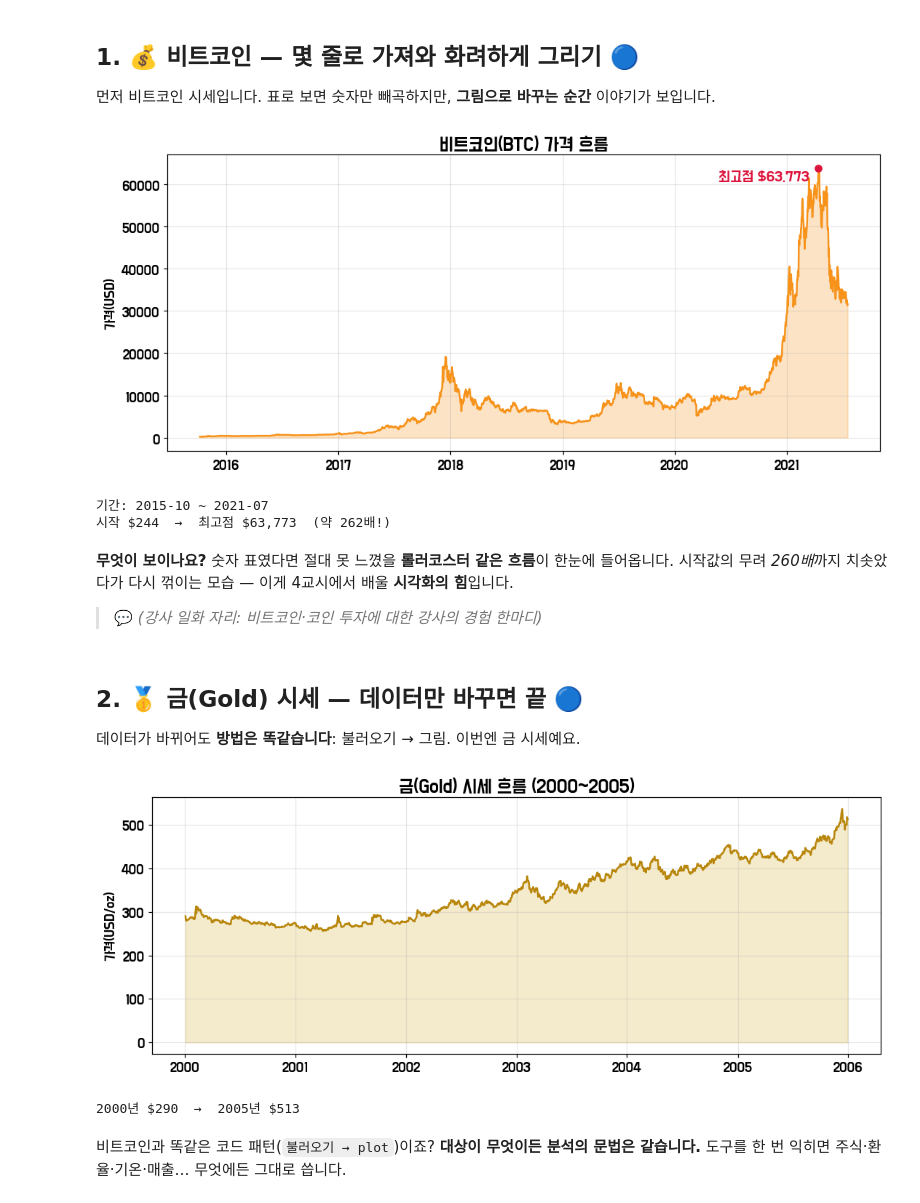
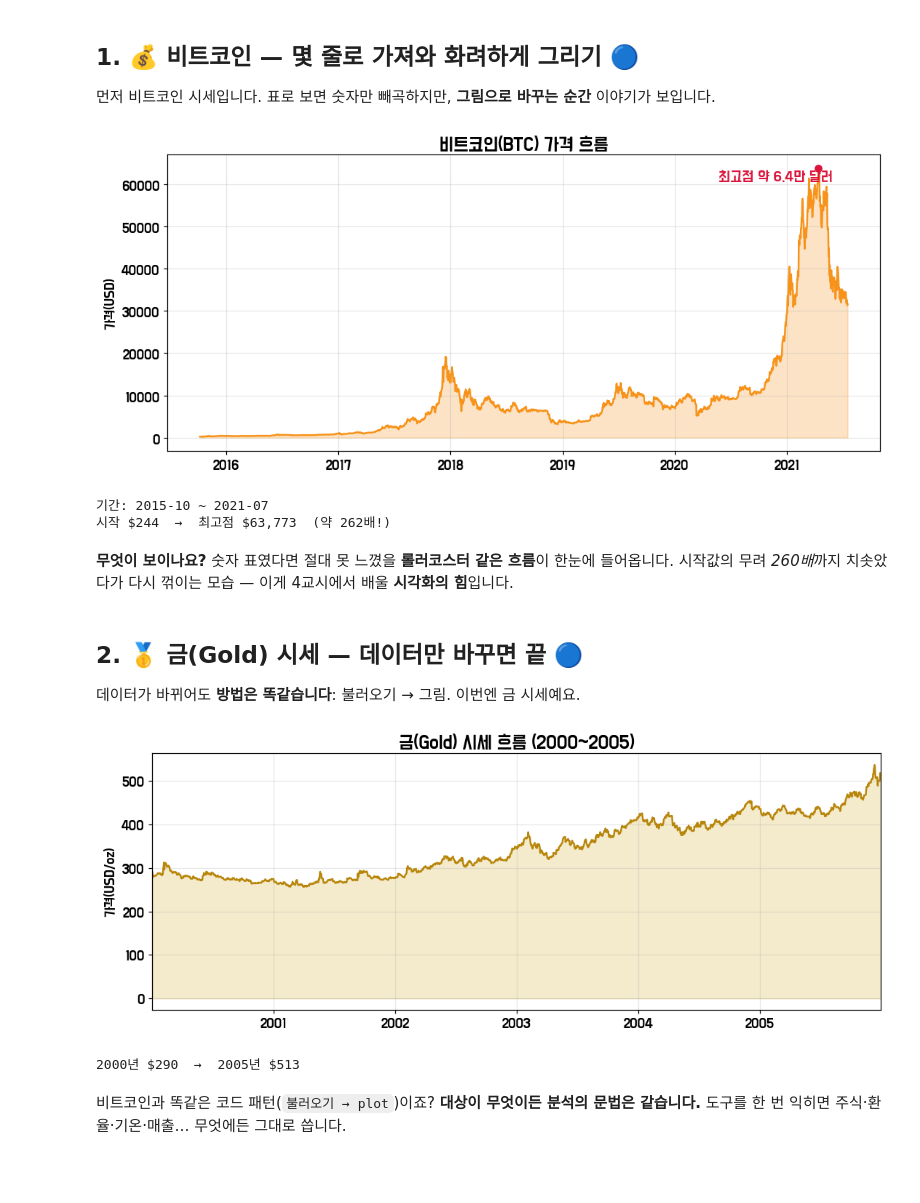
Before and after one commit to acho98/gunyang-lec, a Jupyter notebook: labs/01_demo.ipynb, the cells around one changed output. Cells and saved outputs as stored; diff of their text form; code cells hidden in the pictures; blank space fills up the shorter version.

```diff
--- a/labs/01_demo.ipynb
+++ b/labs/01_demo.ipynb
@@ -59,49 +58,50 @@ print("준비 완료! 이제 데이터의 세계로 들어갑니다 ✨")
 
 먼저 비트코인 시세입니다. 표로 보면 숫자만 빼곡하지만, **그림으로 바꾸는 순간** 이야기가 보입니다.
 # %%
-btc = pd.read_csv(data_path("btc_usd_daily.csv"), skiprows=1)   # 1행은 설명이라 건너뜀
-btc["Date"] = pd.to_datetime(btc["Date"])
-btc = btc.sort_values("Date")
+btc = pd.read_csv(data_path("btc_usd_daily.csv"), skiprows=1)  # CSV 읽기 (맨 윗줄은 설명이라 건너뜀)
+btc["Date"] = pd.to_datetime(btc["Date"])                     # 'Date' 칸을 글자 → 진짜 날짜형으로
+btc = btc.sort_values("Date")                                 # 날짜 오름차순 정렬 (선그래프는 시간순이어야)
 
-peak = btc.loc[btc["Close"].idxmax()]   # 최고점 찾기
+peak = btc.loc[btc["Close"].idxmax()]   # 종가(Close)가 가장 높은 '날의 행' = 최고점
 
-plt.figure(figsize=(10, 4.5))
-plt.fill_between(btc["Date"], btc["Close"], color="#F7931A", alpha=0.25)   # 영역 채우기
-plt.plot(btc["Date"], btc["Close"], color="#F7931A", linewidth=1.6)
-plt.scatter(peak["Date"], peak["Close"], color="crimson", zorder=5)
-plt.annotate(f"최고점 ${peak['Close']:,.0f}", xy=(peak["Date"], peak["Close"]),
-             xytext=(-90, -10), textcoords="offset points", color="crimson", fontsize=11)
-plt.title("비트코인(BTC) 가격 흐름", fontsize=14)
-plt.ylabel("가격(USD)"); plt.grid(alpha=0.3)
-plt.tight_layout(); plt.show()
+plt.figure(figsize=(10, 4.5))                                             # 그림 캔버스 (가로10·세로4.5)
+plt.fill_between(btc["Date"], btc["Close"], color="#F7931A", alpha=0.25)  # 선 아래를 옅은 주황으로 채움
+plt.plot(btc["Date"], btc["Close"], color="#F7931A", linewidth=1.6)       # 가격 선 그리기
+plt.scatter(peak["Date"], peak["Close"], color="crimson", zorder=5)       # 최고점 위치에 빨간 점
+plt.annotate(f"최고점 약 {peak['Close']/10000:.1f}만 달러",                 # 최고점에 글자 (만 달러 단위로 표기)
+             xy=(peak["Date"], peak["Close"]),                            #   글자가 가리킬 좌표(최고점)
+             xytext=(-90, -10), textcoords="offset points", color="crimson", fontsize=11)  # 점에서 살짝 왼쪽·아래로
+plt.title("비트코인(BTC) 가격 흐름", fontsize=14)   # 그래프 제목
+plt.ylabel("가격(USD)"); plt.grid(alpha=0.3)        # y축 이름 + 옅은 격자
+plt.tight_layout(); plt.show()                      # 여백 정리 후 화면에 출력
 
-print(f"기간: {btc['Date'].min():%Y-%m} ~ {btc['Date'].max():%Y-%m}")
-print(f"시작 ${btc['Close'].iloc[0]:,.0f}  →  최고점 ${peak['Close']:,.0f}  (약 {peak['Close']/btc['Close'].iloc[0]:.0f}배!)")
+print(f"기간: {btc['Date'].min():%Y-%m} ~ {btc['Date'].max():%Y-%m}")  # 데이터가 다루는 기간
+print(f"시작 ${btc['Close'].iloc[0]:,.0f}  →  최고점 ${peak['Close']:,.0f}  (약 {peak['Close']/btc['Close'].iloc[0]:.0f}배!)")  # 시작값 대비 몇 배인지
 # %% [output]
-[figure, old version]
+[figure, new version]
 기간: 2015-10 ~ 2021-07
 시작 $244  →  최고점 $63,773  (약 262배!)
 # %% [markdown]
 **무엇이 보이나요?** 숫자 표였다면 절대 못 느꼈을 **롤러코스터 같은 흐름**이 한눈에 들어옵니다.
 시작값의 무려 *260배*까지 치솟았다가 다시 꺾이는 모습 — 이게 4교시에서 배울 **시각화의 힘**입니다.
-> 💬 *(강사 일화 자리: 비트코인·코인 투자에 대한 강사의 경험 한마디)*
 # %% [markdown]
 ## 2. 🥇 금(Gold) 시세 — 데이터만 바꾸면 끝 🔵
 
 데이터가 바뀌어도 **방법은 똑같습니다**: 불러오기 → 그림. 이번엔 금 시세예요.
 # %%
-gold = pd.read_csv(data_path("gold_5y.csv"))
-gold["ds"] = pd.to_datetime(gold["ds"])
+gold = pd.read_csv(data_path("gold_5y.csv"))   # 금 시세 CSV 읽기
+gold["ds"] = pd.to_datetime(gold["ds"])        # 'ds'(날짜) 칸을 날짜형으로 변환
 
-plt.figure(figsize=(10, 4))
-plt.fill_between(gold["ds"], gold["y"], color="#D4AF37", alpha=0.25)
-plt.plot(gold["ds"], gold["y"], color="#B8860B", linewidth=1.6)
-plt.title(f"금(Gold) 시세 흐름 ({gold['ds'].min():%Y}~{gold['ds'].max():%Y})", fontsize=14)
-plt.ylabel("가격(USD/oz)"); plt.grid(alpha=0.3)
+plt.figure(figsize=(10, 4))                                           # 캔버스 크기
+plt.fill_between(gold["ds"], gold["y"], color="#D4AF37", alpha=0.25)  # 선 아래를 옅은 금색으로 채움
+plt.plot(gold["ds"], gold["y"], color="#B8860B", linewidth=1.6)       # 금값 선 그리기
+plt.title(f"금(Gold) 시세 흐름 ({gold['ds'].min():%Y}~{gold['ds'].max():%Y})", fontsize=14)  # 제목에 실제 연도범위 자동 표기
+plt.ylabel("가격(USD/oz)"); plt.grid(alpha=0.3)   # y축 이름(온스당 달러) + 격자
+plt.xlim(gold["ds"].min(), gold["ds"].max())      # x축을 데이터 범위(2000~2005)에 딱 맞춰 끝의 빈 칸 제거
 plt.tight_layout(); plt.show()
-print(f"{gold['ds'].min():%Y}년 ${gold['y'].iloc[0]:,.0f}  →  {gold['ds'].max():%Y}년 ${gold['y'].iloc[-1]:,.0f}")
+print(f"{gold['ds'].min():%Y}년 ${gold['y'].iloc[0]:,.0f}  →  {gold['ds'].max():%Y}년 ${gold['y'].iloc[-1]:,.0f}")  # 처음값 → 마지막값
 # %% [output]
-[figure, old version]
+[figure, new version]
 2000년 $290  →  2005년 $513
 # %% [markdown]
 비트코인과 똑같은 코드 패턴(`불러오기 → plot`)이죠? **대상이 무엇이든 분석의 문법은 같습니다.**
```
Also changed, not shown: parts of 14 cells of this notebook, 10 other files.
